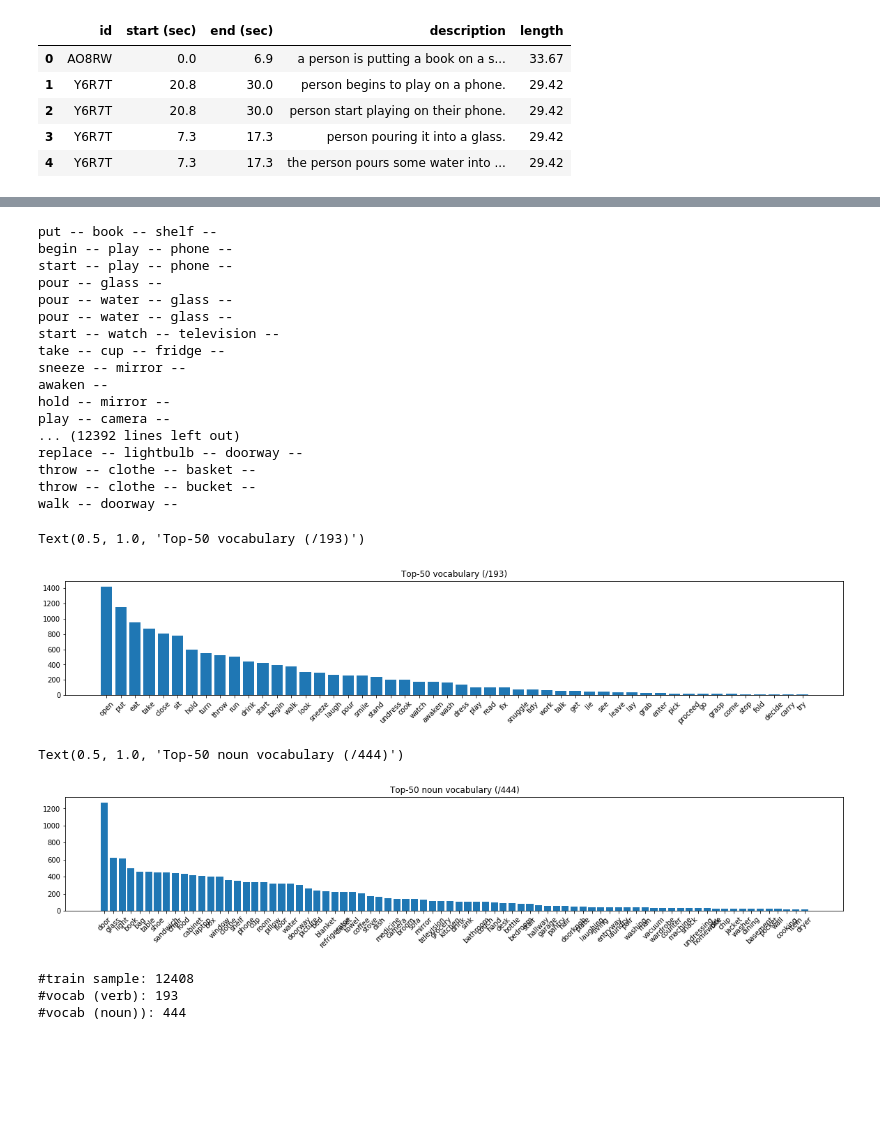
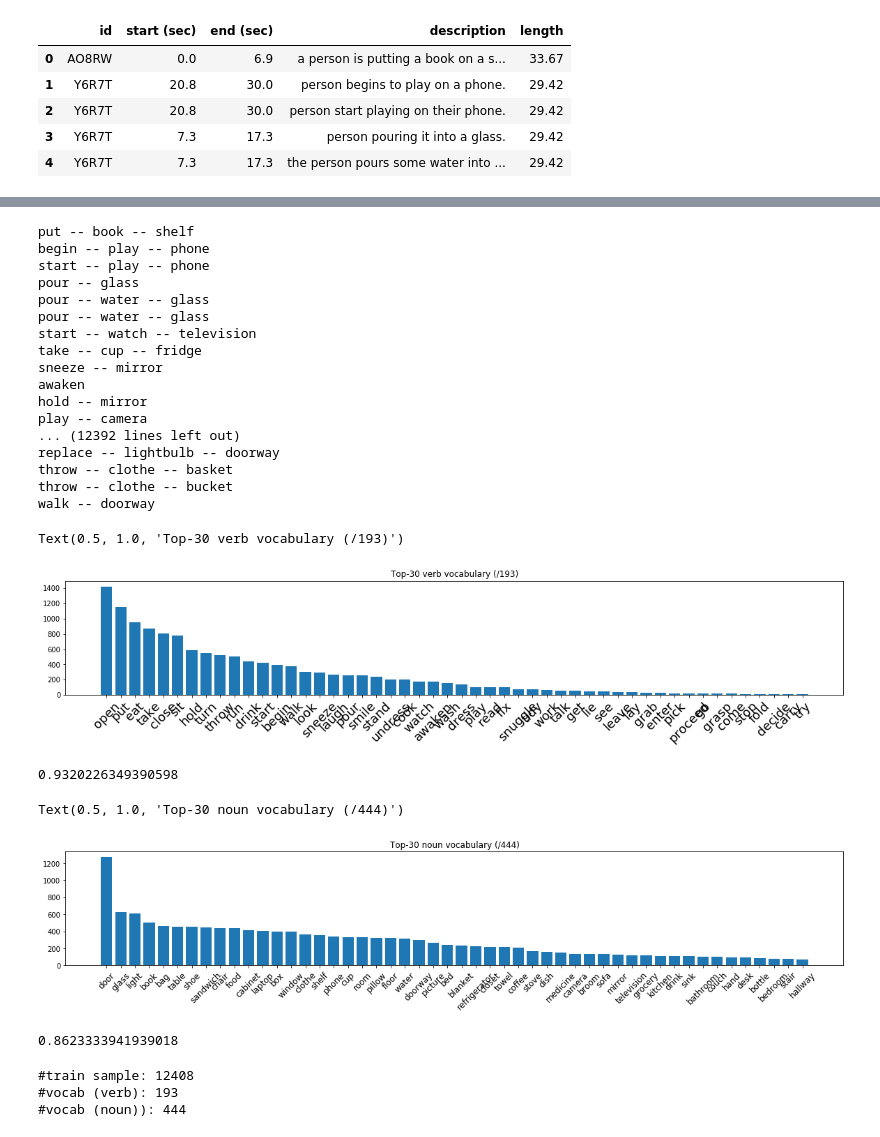
Before and after one commit to mayu-ot/hidden-challenges-MR, a Jupyter notebook: notebooks/report/Query analysis.ipynb, the cells around one changed output, grey strips where cells are left out. Cells and saved outputs as stored; diff of their text form; code cells hidden in the pictures; blank space fills up the shorter version.

```diff
--- a/notebooks/report/Query analysis.ipynb
+++ b/notebooks/report/Query analysis.ipynb
@@ -49,55 +69,61 @@ for i, d in enumerate(df['description']):
 # %%
 for item in simplified_query:
-    q = ""
-    for w in sum(item, []):
-        q+=f"{w} -- "
+    q = " -- ".join(sum(item, []))
     print(q)
 # %% [output]
-put -- book -- shelf --
-begin -- play -- phone --
-start -- play -- phone --
-pour -- glass --
-pour -- water -- glass --
-pour -- water -- glass --
-start -- watch -- television --
-take -- cup -- fridge --
-sneeze -- mirror --
-awaken --
-hold -- mirror --
-play -- camera --
+put -- book -- shelf
+begin -- play -- phone
+start -- play -- phone
+pour -- glass
+pour -- water -- glass
+pour -- water -- glass
+start -- watch -- television
+take -- cup -- fridge
+sneeze -- mirror
+awaken
+hold -- mirror
+play -- camera
 ... (12392 lines left out)
-replace -- lightbulb -- doorway --
-throw -- clothe -- basket --
-throw -- clothe -- bucket --
-walk -- doorway --
+replace -- lightbulb -- doorway
+throw -- clothe -- basket
+throw -- clothe -- bucket
+walk -- doorway
 # %%
 from collections import Counter
 
 verbs = sum([x[0] for x in simplified_query], [])
 verb_c = Counter(verbs)
 
 counts = [v for _, v in verb_c.most_common(50)]
 vocab = [k for k, _ in verb_c.most_common(50)]
 plt.figure(figsize=(20, 3))
 plt.bar(range(len(counts)), counts)
-_ = plt.xticks(range(len(counts)), vocab, rotation=45)
-plt.title(f"Top-50 verb vocabulary (/{len(verb_c)})")
+_ = plt.xticks(range(len(counts)), vocab, rotation=45, fontsize=18)
+plt.title(f"Top-30 verb vocabulary (/{len(verb_c)})")
 # %% [output]
-Text(0.5, 1.0, 'Top-50 vocabulary (/193)')
+Text(0.5, 1.0, 'Top-30 verb vocabulary (/193)')
-[figure, old version]
+[figure, new version]
+# %%
+sum(counts)/sum(verb_c.values())
+# %% [output]
+0.9320226349390598
 # %%
 nouns = sum([x[1] for x in simplified_query], [])
 noun_c = Counter(nouns)
 
-counts = [v for _, v in noun_c.most_common(80)]
-vocab = [k for k, _ in noun_c.most_common(80)]
+counts = [v for _, v in noun_c.most_common(50)]
+vocab = [k for k, _ in noun_c.most_common(50)]
 plt.figure(figsize=(20, 3))
 plt.bar(range(len(counts)), counts)
-_ = plt.xticks(range(len(counts)), vocab, rotation=45)
-plt.title(f"Top-50 noun vocabulary (/{len(noun_c)})")
+_ = plt.xticks(range(len(counts)), vocab, rotation=45, fontsize=12)
+plt.title(f"Top-30 noun vocabulary (/{len(noun_c)})")
 # %% [output]
-Text(0.5, 1.0, 'Top-50 noun vocabulary (/444)')
+Text(0.5, 1.0, 'Top-30 noun vocabulary (/444)')
-[figure, old version]
+[figure, new version]
+# %%
+sum(counts)/sum(noun_c.values())
+# %% [output]
+0.8623333941939018
 # %%
 print(f"#train sample: {len(df)}")
 print(f"#vocab (verb): {len(verb_c)}")
```
Also changed, not shown: parts of 1 cell of this notebook, 24 other files.
